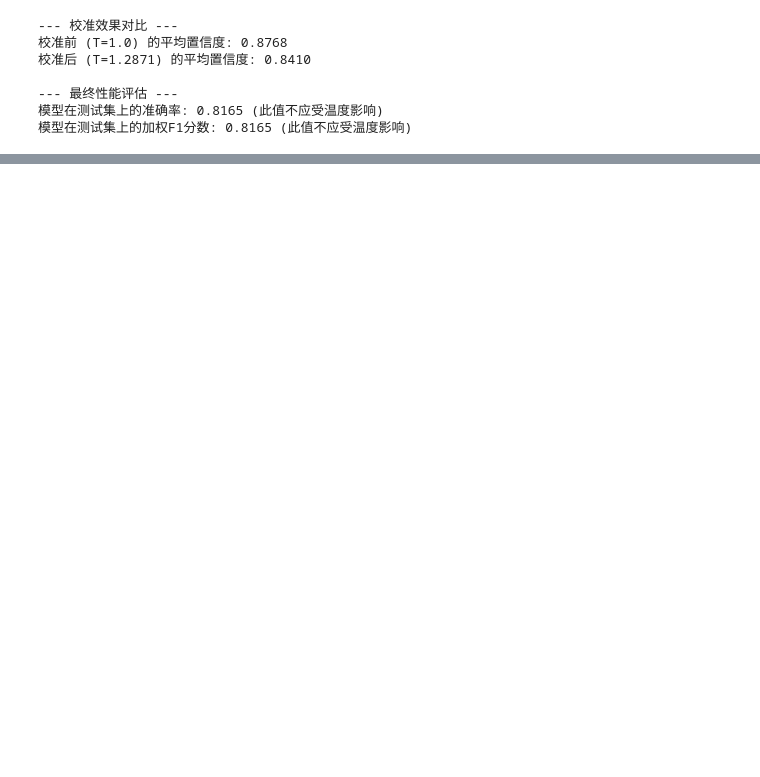
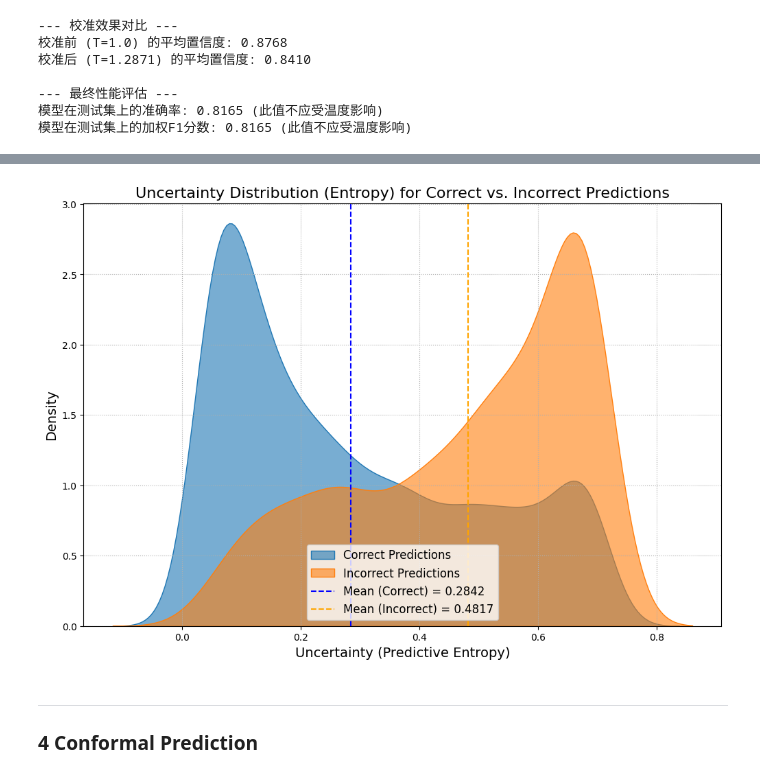
Before and after one commit to YoloYao/Uncertainty-Sentiment-Analysis, a Jupyter notebook: notebooks/2_uncertainty_quantification.ipynb, the cells around one changed output, grey strips where cells are left out. Saved outputs shown, nothing was run; the diff lists cells and outputs as text; code cells hidden in the pictures; blank space fills up the shorter version.

```diff
--- a/notebooks/2_uncertainty_quantification.ipynb
+++ b/notebooks/2_uncertainty_quantification.ipynb
@@ -257,0 +565,37 @@ plt.show()
+# %%
+def calculate_predictive_entropy(probs):
+    """计算预测熵"""
+    # probs 形状: [n_samples, total_samples, n_classes]
+    # 对每个样本的平均概率计算熵
+    mean_probs = np.mean(probs, axis=0)
+    # 加上一个很小的数epsilon防止log(0)
+    epsilon = 1e-10
+    entropy = -np.sum(mean_probs * np.log(mean_probs + epsilon), axis=1)
+    return entropy
+
+# --- 计算预测熵 ---
+entropy_scores = calculate_predictive_entropy(mc_results['raw_probs'])
+is_correct = mc_results['predictions'] == mc_results['labels']
+
+# --- 绘制KDE图 (与之前类似，但X轴换为熵) ---
+plt.figure(figsize=(12, 8))
+
+sns.kdeplot(entropy_scores[is_correct], label='Correct Predictions', fill=True, alpha=0.6)
+sns.kdeplot(entropy_scores[~is_correct], label='Incorrect Predictions', fill=True, alpha=0.6)
+
+mean_entropy_correct = np.mean(entropy_scores[is_correct])
+mean_entropy_incorrect = np.mean(entropy_scores[~is_correct])
+plt.axvline(mean_entropy_correct, color='blue', linestyle='--', label=f'Mean (Correct) = {mean_entropy_correct:.4f}')
+plt.axvline(mean_entropy_incorrect, color='orange', linestyle='--', label=f'Mean (Incorrect) = {mean_entropy_incorrect:.4f}')
+
+plt.xlabel("Uncertainty (Predictive Entropy)", fontsize=14)
+plt.ylabel("Density", fontsize=14)
+plt.title("Uncertainty Distribution (Entropy) for Correct vs. Incorrect Predictions", fontsize=16)
+plt.legend(fontsize=12)
+plt.grid(True, linestyle='dotted')
+plt.show()
+# %% [output]
+[figure, added]
+# %% [markdown]
+___
+### 4 Conformal Prediction
```
Also changed, not shown: parts of 17 cells of this notebook, 4 other files.
